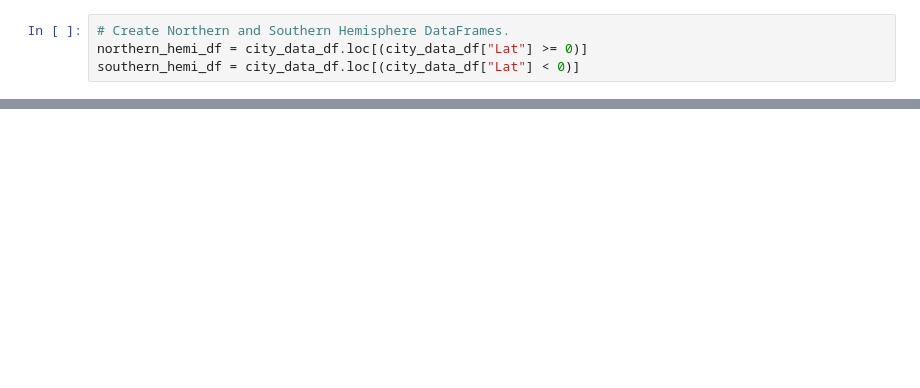
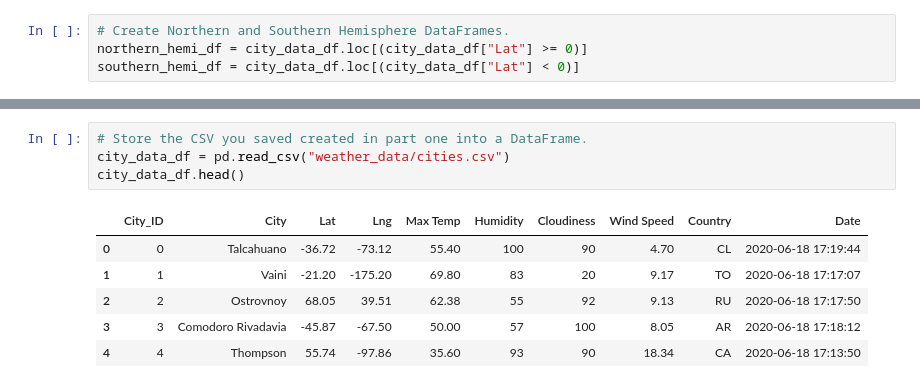
Before and after one commit to clefemine/World_Weather_Analysis, a Jupyter notebook: WeatherPyy.ipynb, the cells around one changed output, grey strips where cells are left out. Cells and saved outputs as stored; diff of their text form; blank space fills up the shorter version.

```diff
--- a/WeatherPyy.ipynb
+++ b/WeatherPyy.ipynb
@@ -451,0 +462,11 @@ plot_linear_regression(x_values, y_values,
+# %%
+# Store the CSV you saved created in part one into a DataFrame.
+city_data_df = pd.read_csv("weather_data/cities.csv")
+city_data_df.head()
+# %% [output]
+|  | City_ID | City | Lat | Lng | Max Temp | Humidity | Cloudiness | Wind Speed | Country | Date |
+| 0 | 0 | Talcahuano | -36.72 | -73.12 | 55.40 | 100 | 90 | 4.70 | CL | 2020-06-18 17:19:44 |
+| 1 | 1 | Vaini | -21.20 | -175.20 | 69.80 | 83 | 20 | 9.17 | TO | 2020-06-18 17:17:07 |
+| 2 | 2 | Ostrovnoy | 68.05 | 39.51 | 62.38 | 55 | 92 | 9.13 | RU | 2020-06-18 17:17:50 |
+| 3 | 3 | Comodoro Rivadavia | -45.87 | -67.50 | 50.00 | 57 | 100 | 8.05 | AR | 2020-06-18 17:18:12 |
+| 4 | 4 | Thompson | 55.74 | -97.86 | 35.60 | 93 | 90 | 18.34 | CA | 2020-06-18 17:13:50 |
```
Also changed, not shown: parts of 24 cells of this notebook, 7 other files.
